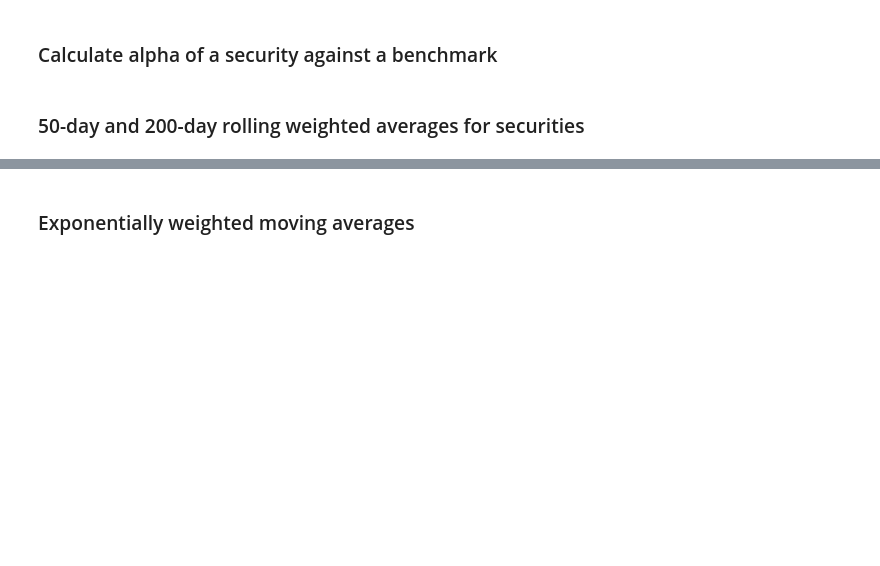
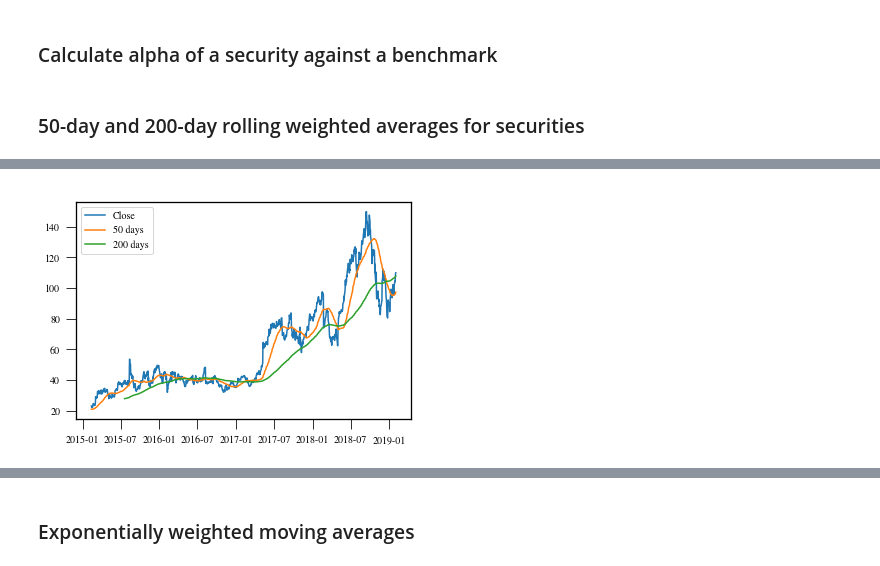
Before and after one commit to ahwkuepper/portfolios, a Jupyter notebook: notebooks/dev_book.ipynb, the cells around one changed output, grey strips where cells are left out. Saved outputs shown, nothing was run; the diff lists cells and outputs as text; code cells hidden in the pictures; blank space fills up the shorter version.

```diff
--- a/notebooks/dev_book.ipynb
+++ b/notebooks/dev_book.ipynb
@@ -217,4 +244,6 @@ W = et.Security('W')
 # %%
-plot_trend(security=W)
+plot_trend(security=W, ndays=1000)
+# %% [output]
+[figure, added]
 # %%
 SP500 = et.Security('^GSPC')
```
Also changed, not shown: parts of 26 cells of this notebook, 5 other files.
